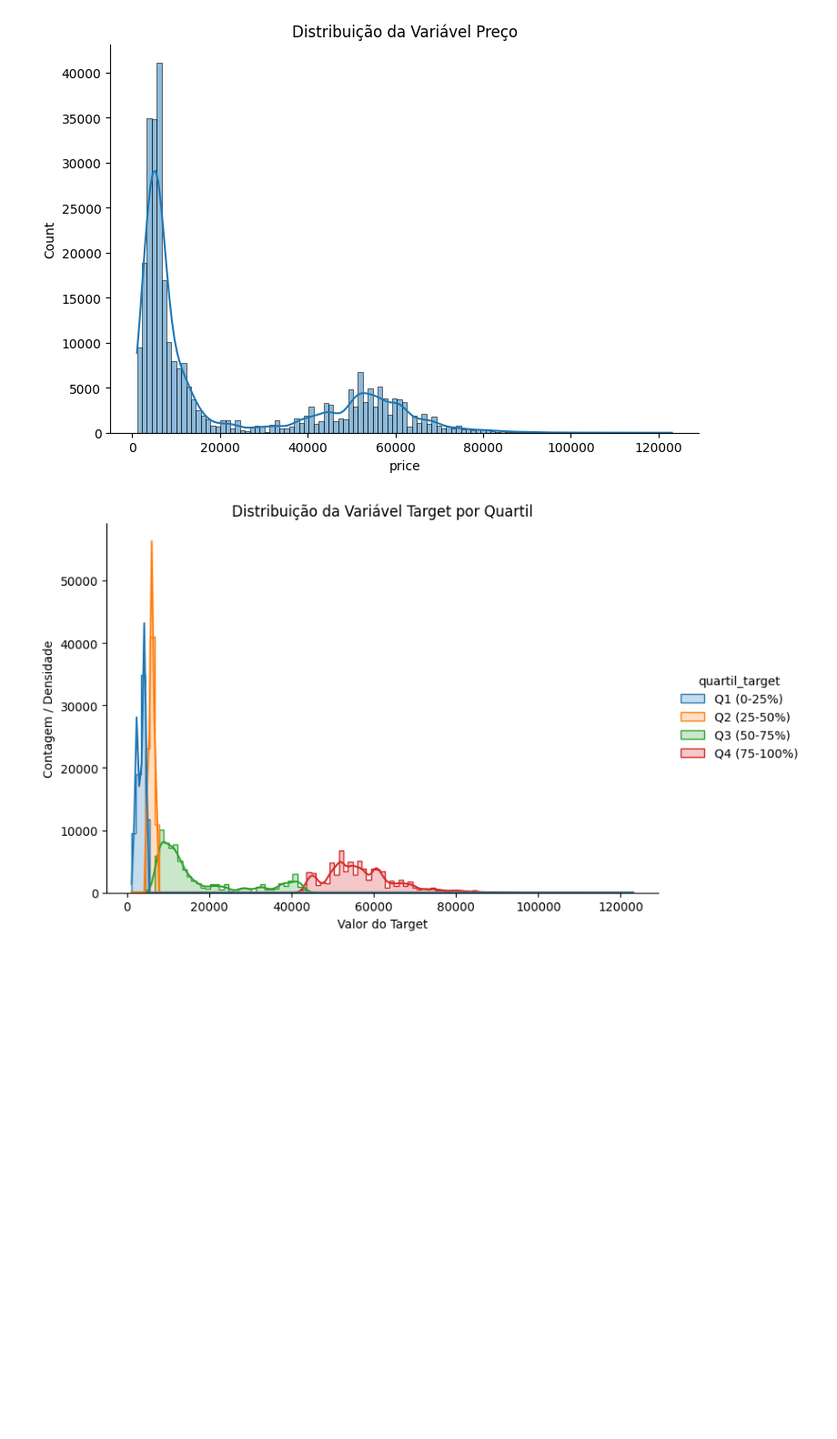
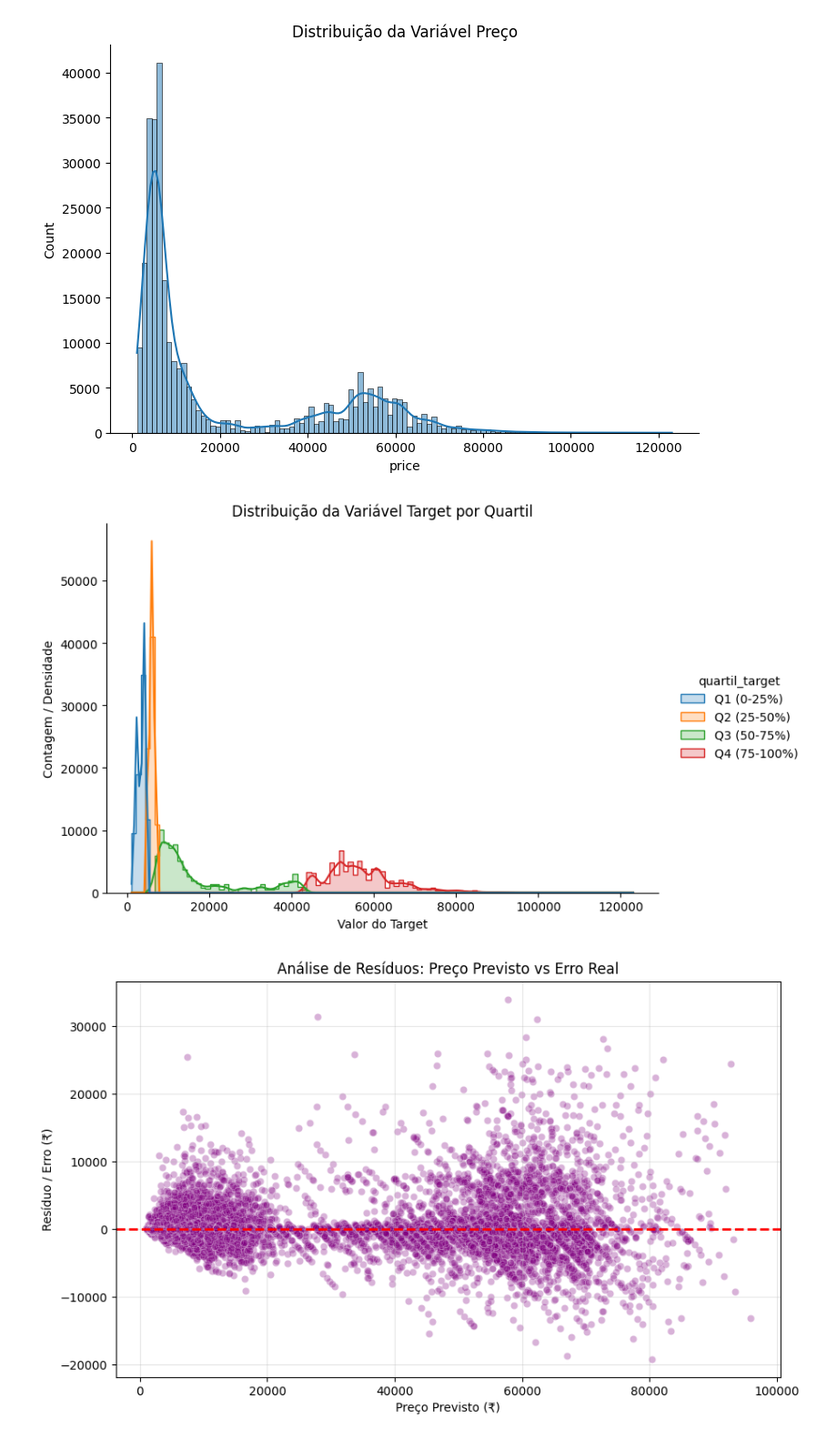
Before and after one commit to Andreirl032/flight-prediction, a Jupyter notebook: StackingXGForest.ipynb, the cells around one changed output. Shown at 91% size. Cells and saved outputs as stored; diff of their text form; code cells hidden in the pictures; blank space fills up the shorter version.

Commit message:
add estatisticas e codigo de geracao de modelo

```diff
--- a/StackingXGForest.ipynb
+++ b/StackingXGForest.ipynb
@@ -502,7 +502,7 @@ modelo_stacking_eco = StackingRegressor(
     estimators=estimadores_base,
     final_estimator=RidgeCV(),
     cv=5, # Faz validação cruzada interna para evitar overfitting
-    n_jobs=1
+    n_jobs=1,
 )
 from sklearn.base import clone
 modelo_stacking_bus = clone(modelo_stacking_eco)
@@ -523,11 +523,3 @@ pipeline_business = Pipeline(steps=[
 # =====================================================================
 y_train_eco_log = np.log1p(y_train_eco)
 y_train_bus_log = np.log1p(y_train_bus)
-
-print("Treinando o modelo da classe Economy...")
-pipeline_economy.fit(X_train_eco, y_train_eco_log)
-
-print("Treinando o modelo da classe Business...")
-pipeline_business.fit(X_train_bus, y_train_bus_log)
-
-print("Treinamento de ambos os modelos concluído com sucesso!")
@@ -740,3 +760,22 @@ plt.show()
 df.drop(columns=['quartil_target'], inplace=True)
 # %% [output]
 [figure]
+# %%
+# Análise de Resíduos
+
+import matplotlib.pyplot as plt
+import seaborn as sns
+
+# Calcular os resíduos brutos (Real - Previsto)
+residuos_total = y_test_total - y_pred_total
+
+plt.figure(figsize=(10, 6))
+sns.scatterplot(x=y_pred_total, y=residuos_total, alpha=0.3, color='purple')
+plt.axhline(y=0, color='red', linestyle='--', linewidth=2)
+plt.title('Análise de Resíduos: Preço Previsto vs Erro Real')
+plt.xlabel('Preço Previsto (₹)')
+plt.ylabel('Resíduo / Erro (₹)')
+plt.grid(True, alpha=0.3)
+plt.show()
+# %% [output]
+[figure, added]
```
Also changed, not shown: parts of 16 cells of this notebook.
